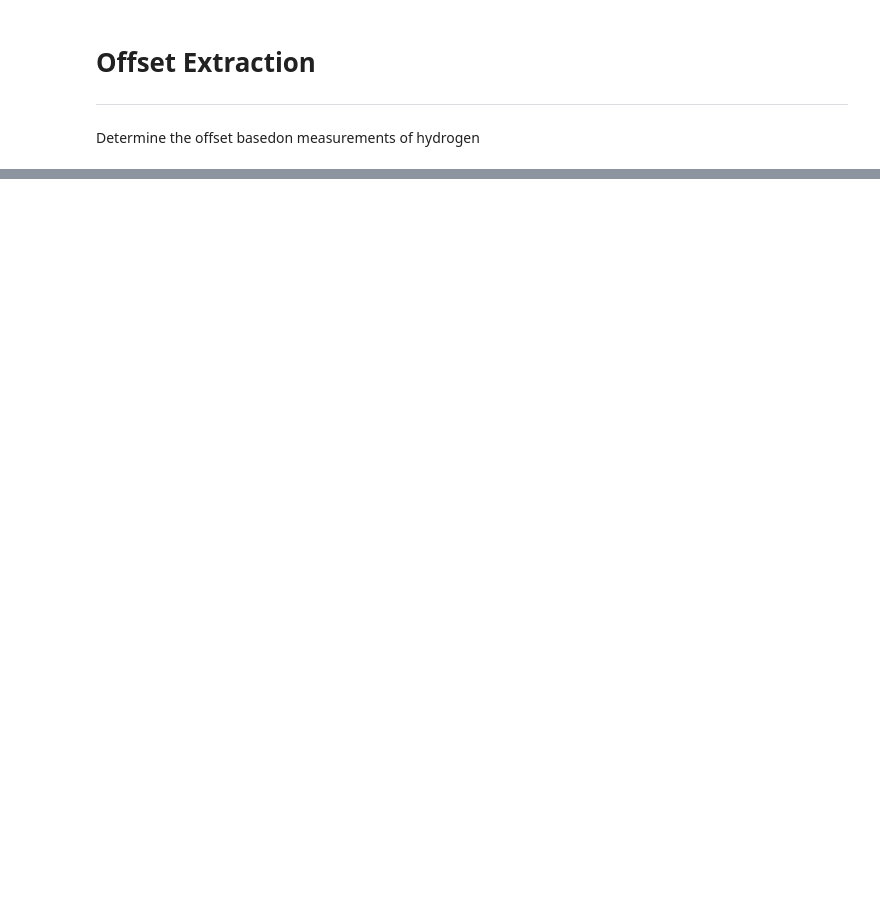
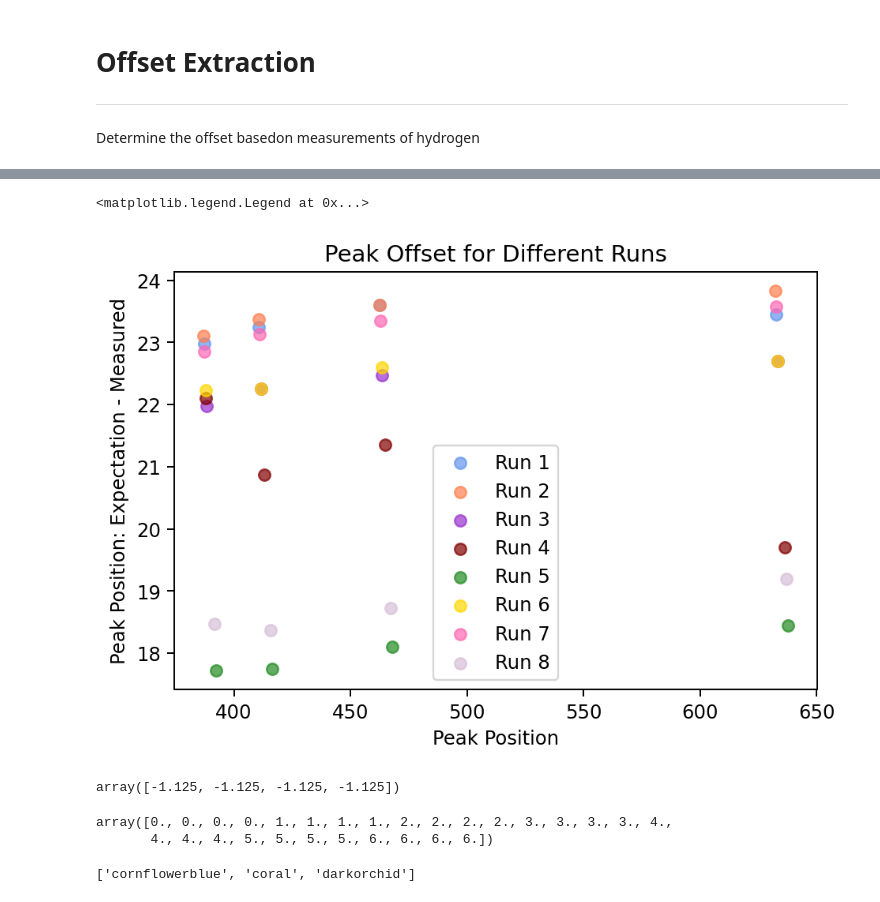
Before and after one commit to das5pzq/PHYS3180_Group_4, a Jupyter notebook: Lab05/Offset_Extraction.ipynb, the cells around one changed output, grey strips where cells are left out. Saved outputs shown, nothing was run; the diff lists cells and outputs as text; code cells hidden in the pictures; blank space fills up the shorter version.

```diff
--- a/Lab05/Offset_Extraction.ipynb
+++ b/Lab05/Offset_Extraction.ipynb
@@ -40,0 +61,8 @@ for raw_data in data_files:
+# %%
+peak_data = np.column_stack((np.array(peak_pos).flatten(),
+                             #np.array(peak_intensity).flatten(),
+                             np.array(peak_diff).flatten(),
+                             np.array([4*[1], 4*[2], 4*[3], 4*[4], 4*[5], 4*[6], 4*[7], 4*[8]]
+                                     ).flatten()))
+
+peak_data
@@ -40,0 +87,30 @@ for raw_data in data_files:
+# %%
+plt.figure(dpi=175)
+plt.title("Peak Offset for Different Runs")
+plt.ylabel("Peak Position: Expectation - Measured")
+plt.xlabel("Peak Position")
+colors = ["cornflowerblue","coral","darkorchid","maroon","forestgreen","gold","hotpink","thistle"]
+#run_labels =
+
+#flat_colors = [item for sublist in colors for item in sublist]
+
+for i in range(len(colors)):
+    plt.scatter(peak_data[4*i:4*(i+1),0], peak_data[4*i:4*(i+1),1], c=colors[i], alpha=0.7, label=f"Run {i+1}")#[peak_data[:,2]-1])
+
+plt.legend()
+# %% [output]
+<matplotlib.legend.Legend at 0x...>
+[figure, added]
+# %%
+peak_data[4*2:4*(2+1),1] - peak_data[4*1:4*(1+1),1]
+# %% [output]
+array([-1.125, -1.125, -1.125, -1.125])
+# %%
+peak_data[:,2]-1
+# %% [output]
+array([0., 0., 0., 0., 1., 1., 1., 1., 2., 2., 2., 2., 3., 3., 3., 3., 4.,
+       4., 4., 4., 5., 5., 5., 5., 6., 6., 6., 6.])
+# %%
+colors
+# %% [output]
+['cornflowerblue', 'coral', 'darkorchid']
```
Also changed, not shown: parts of 3 cells of this notebook, 25 other files.
